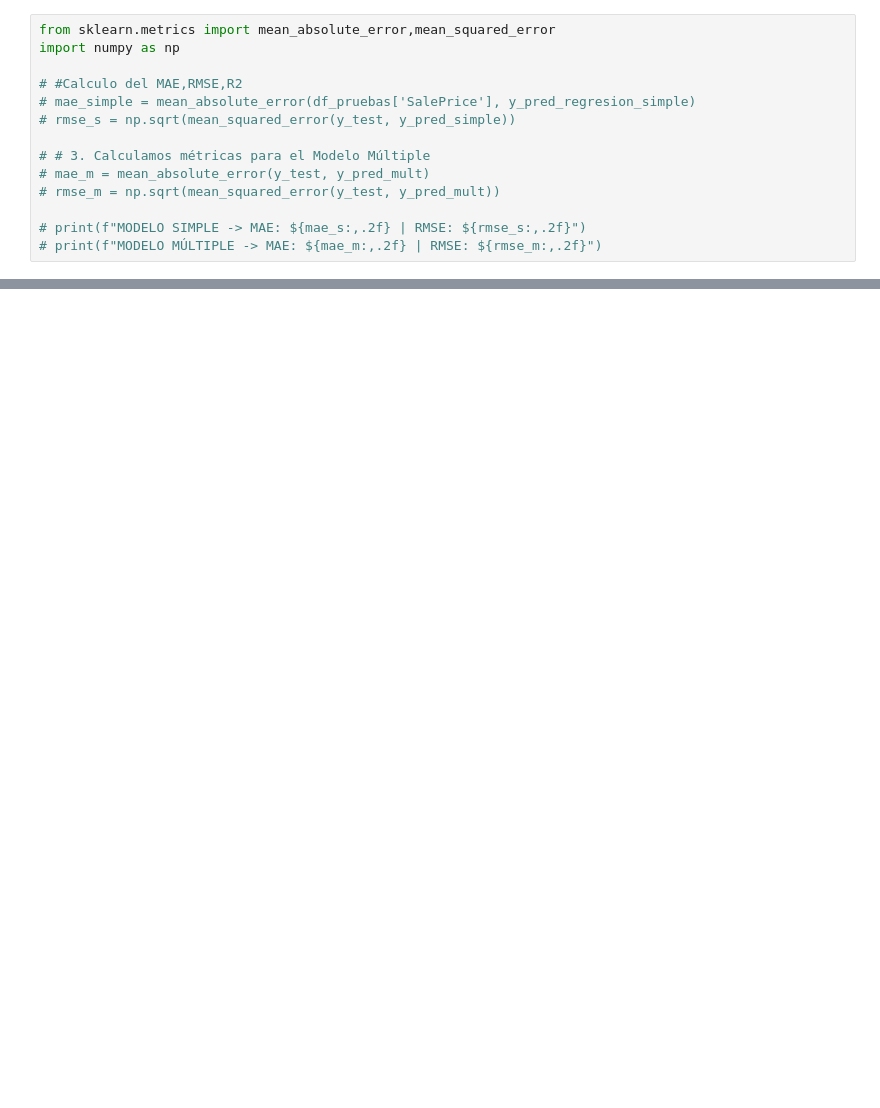
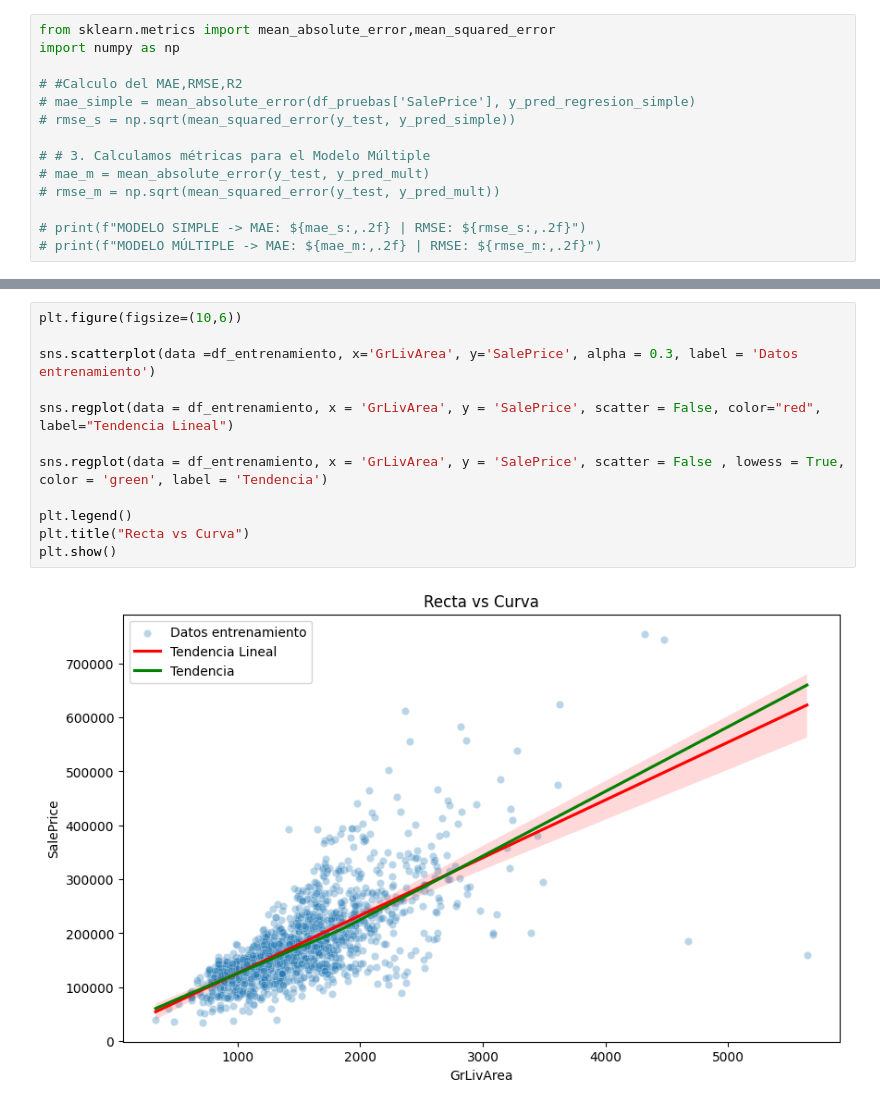
Before and after one commit to Samaelthecreator/Data-Science, a Jupyter notebook: Proyectos/Sector inmobiliario/Sector inmobiliario.ipynb, the cells around one changed output, grey strips where cells are left out. Saved outputs shown, nothing was run; the diff lists cells and outputs as text; blank space fills up the shorter version.

```diff
--- a/Proyectos/Sector inmobiliario/Sector inmobiliario.ipynb
+++ b/Proyectos/Sector inmobiliario/Sector inmobiliario.ipynb
@@ -448,0 +534,14 @@ import numpy as np
+# %%
+plt.figure(figsize=(10,6))
+
+sns.scatterplot(data =df_entrenamiento, x='GrLivArea', y='SalePrice', alpha = 0.3, label = 'Datos entrenamiento')
+
+sns.regplot(data = df_entrenamiento, x = 'GrLivArea', y = 'SalePrice', scatter = False, color="red", label="Tendencia Lineal")
+
+sns.regplot(data = df_entrenamiento, x = 'GrLivArea', y = 'SalePrice', scatter = False , lowess = True, color = 'green', label = 'Tendencia')
+
+plt.legend()
+plt.title("Recta vs Curva")
+plt.show()
+# %% [output]
+[figure, added]
```
Also changed, not shown: parts of 18 cells of this notebook, 1 other file.
